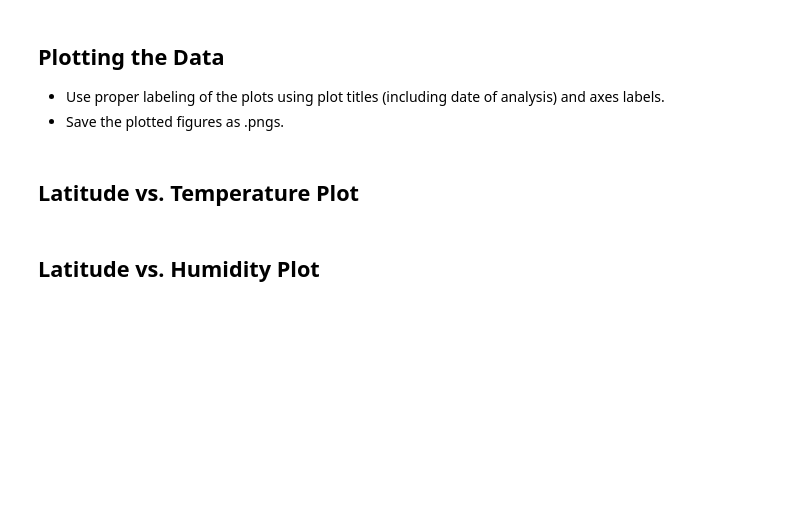
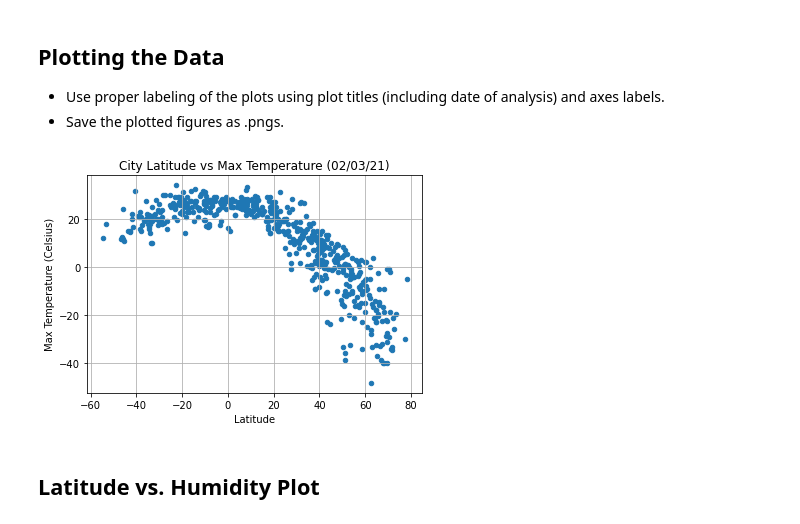
Before and after one commit to georgiafbi/python-api-challenge, a Jupyter notebook: WeatherPy.ipynb, the cells around one changed output. Saved outputs shown, nothing was run; the diff lists cells and outputs as text; code cells hidden in the pictures; blank space fills up the shorter version.

```diff
--- a/WeatherPy.ipynb
+++ b/WeatherPy.ipynb
@@ -135,7 +161,14 @@ clean_city_data.head()
 ## Plotting the Data
 * Use proper labeling of the plots using plot titles (including date of analysis) and axes labels.
 * Save the plotted figures as .pngs.
-# %% [markdown]
-## Latitude vs. Temperature Plot
+# %%
+date= clean_city_data.Date.tolist()[0][0:8]
+ax1 = clean_city_data.plot.scatter(x="Latitude", y="Max Temperature (Celsius)")
+ax1.set_title(f"City Latitude vs Max Temperature ({date})")
+ax1.grid(True)
+plt.savefig(f"output_data/City_Latitude_vs_Max_Temperature_Scatter_Plot.png")
+plt.show()
+# %% [output]
+[figure, added]
 # %% [markdown]
 ## Latitude vs. Humidity Plot
```
Also changed, not shown: parts of 9 cells of this notebook, 6 other files.
